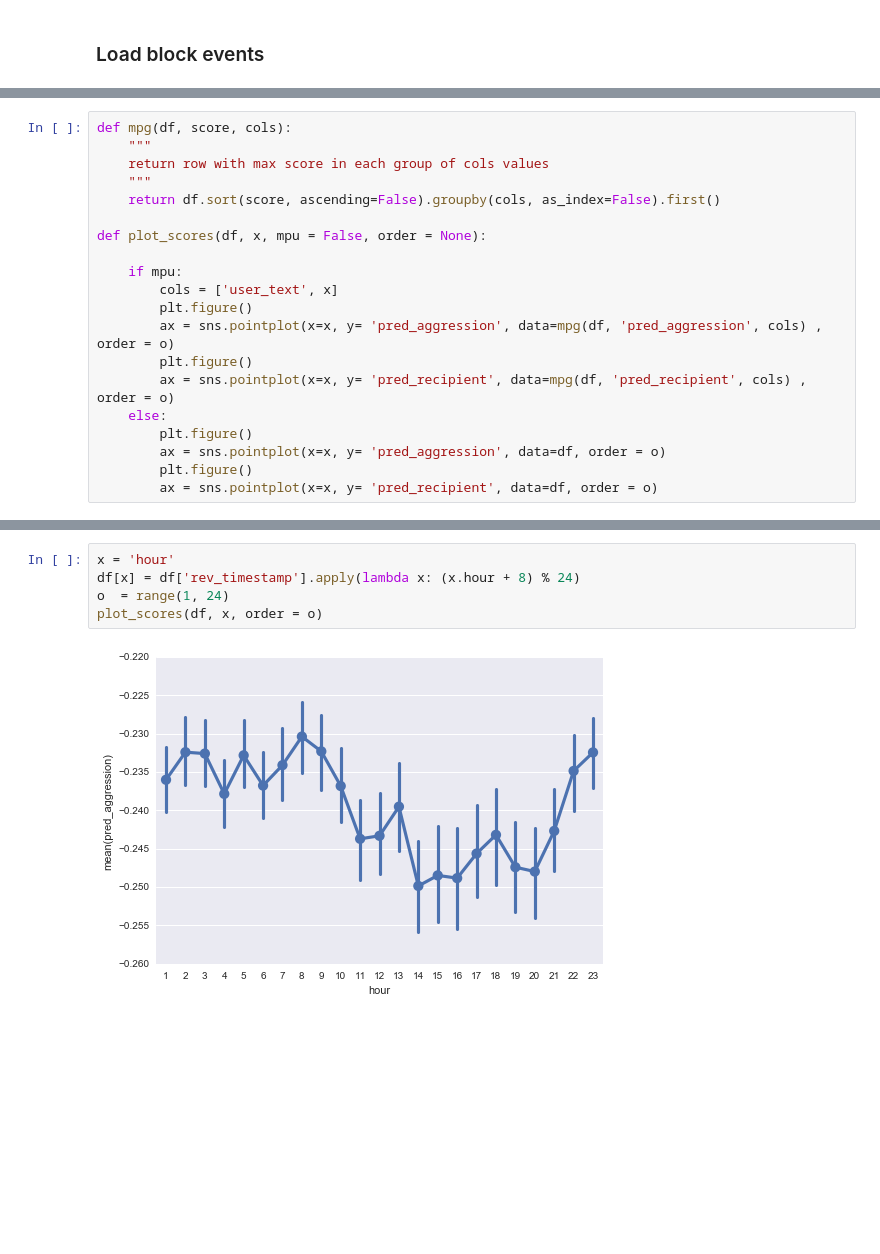
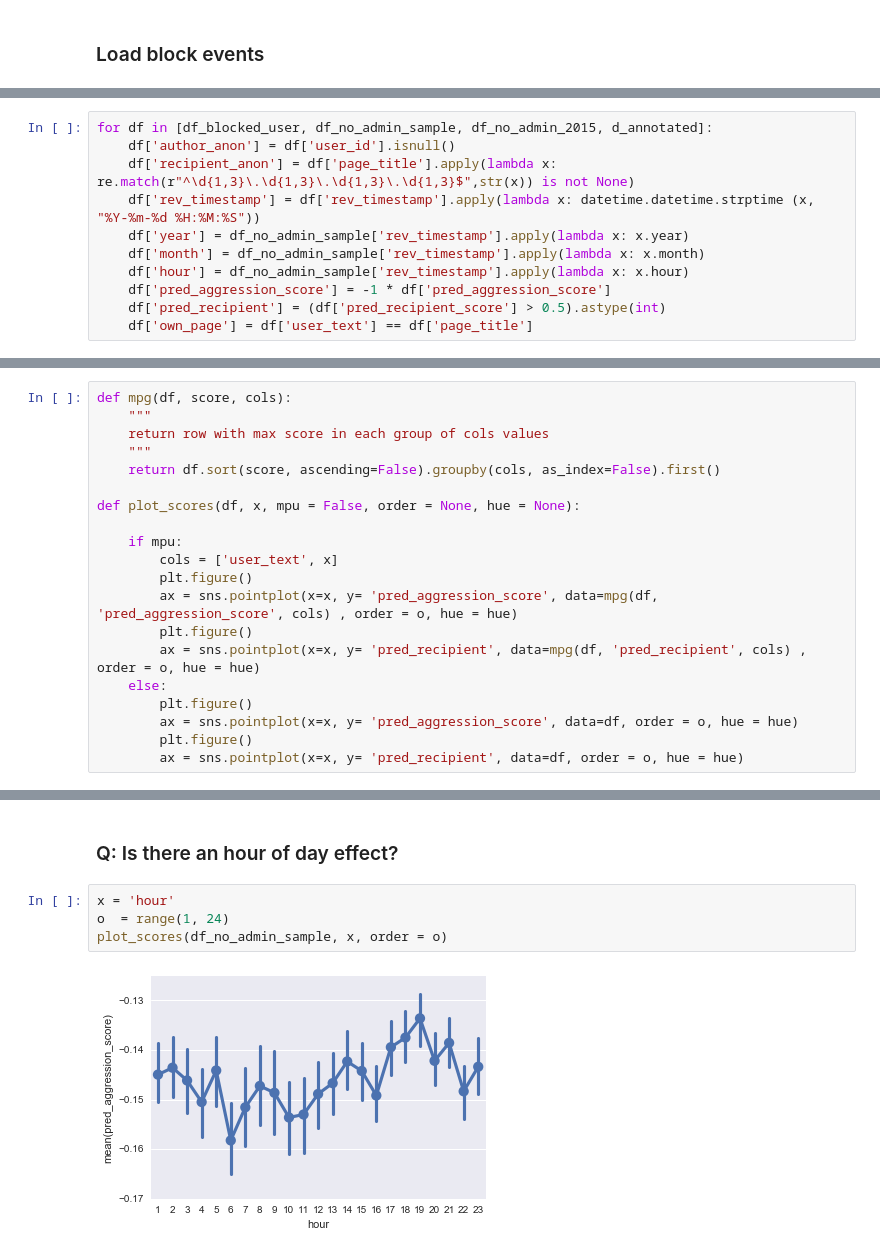
Before and after one commit to ewulczyn/wiki-detox, a Jupyter notebook: wikipedia/src/modeling/Research Questions.ipynb, the cells around one changed output, grey strips where cells are left out. Cells and saved outputs as stored; diff of their text form; blank space fills up the shorter version.

```diff
--- a/wikipedia/src/modeling/Research Questions.ipynb
+++ b/wikipedia/src/modeling/Research Questions.ipynb
@@ -124 +124,12 @@ df_no_bot_sample.shape
+# %%
+for df in [df_blocked_user, df_no_admin_sample, df_no_admin_2015, d_annotated]:
+    df['author_anon'] = df['user_id'].isnull()
+    df['recipient_anon'] = df['page_title'].apply(lambda x: re.match(r"^\d{1,3}\.\d{1,3}\.\d{1,3}\.\d{1,3}$",str(x)) is not None)
+    df['rev_timestamp'] = df['rev_timestamp'].apply(lambda x: datetime.datetime.strptime (x, "%Y-%m-%d %H:%M:%S"))
+    df['year'] = df_no_admin_sample['rev_timestamp'].apply(lambda x: x.year)
+    df['month'] = df_no_admin_sample['rev_timestamp'].apply(lambda x: x.month)
+    df['hour'] = df_no_admin_sample['rev_timestamp'].apply(lambda x: x.hour)
+    df['pred_aggression_score'] = -1 * df['pred_aggression_score']
+    df['pred_recipient'] = (df['pred_recipient_score'] > 0.5).astype(int)
+    df['own_page'] = df['user_text'] == df['page_title']
 # %% [markdown]
@@ -187,16 +404,16 @@ def mpg(df, score, cols):
     """
     return df.sort(score, ascending=False).groupby(cols, as_index=False).first()
 
-def plot_scores(df, x, mpu = False, order = None):
+def plot_scores(df, x, mpu = False, order = None, hue = None):
 
     if mpu:
         cols = ['user_text', x]
         plt.figure()
-        ax = sns.pointplot(x=x, y= 'pred_aggression', data=mpg(df, 'pred_aggression', cols) , order = o)
+        ax = sns.pointplot(x=x, y= 'pred_aggression_score', data=mpg(df, 'pred_aggression_score', cols) , order = o, hue = hue)
         plt.figure()
-        ax = sns.pointplot(x=x, y= 'pred_recipient', data=mpg(df, 'pred_recipient', cols) , order = o)
+        ax = sns.pointplot(x=x, y= 'pred_recipient', data=mpg(df, 'pred_recipient', cols) , order = o, hue = hue)
     else:
         plt.figure()
-        ax = sns.pointplot(x=x, y= 'pred_aggression', data=df, order = o)
+        ax = sns.pointplot(x=x, y= 'pred_aggression_score', data=df, order = o, hue = hue)
         plt.figure()
-        ax = sns.pointplot(x=x, y= 'pred_recipient', data=df, order = o)
+        ax = sns.pointplot(x=x, y= 'pred_recipient', data=df, order = o, hue = hue)
@@ -252,7 +483,8 @@ plot_scores(df, x, order = o)
+# %% [markdown]
+### Q: Is there an hour of day effect?
 # %%
 x = 'hour'
-df[x] = df['rev_timestamp'].apply(lambda x: (x.hour + 8) % 24)
 o  = range(1, 24)
-plot_scores(df, x, order = o)
+plot_scores(df_no_admin_sample, x, order = o)
 # %% [output]
-[figure, old version]
+[figure, new version]
```
Also changed, not shown: parts of 81 cells of this notebook, 9 other files.
